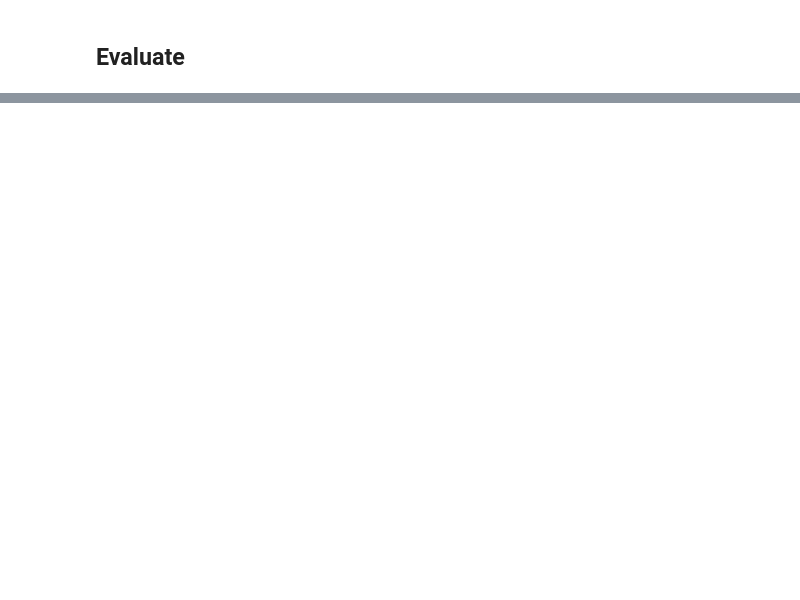
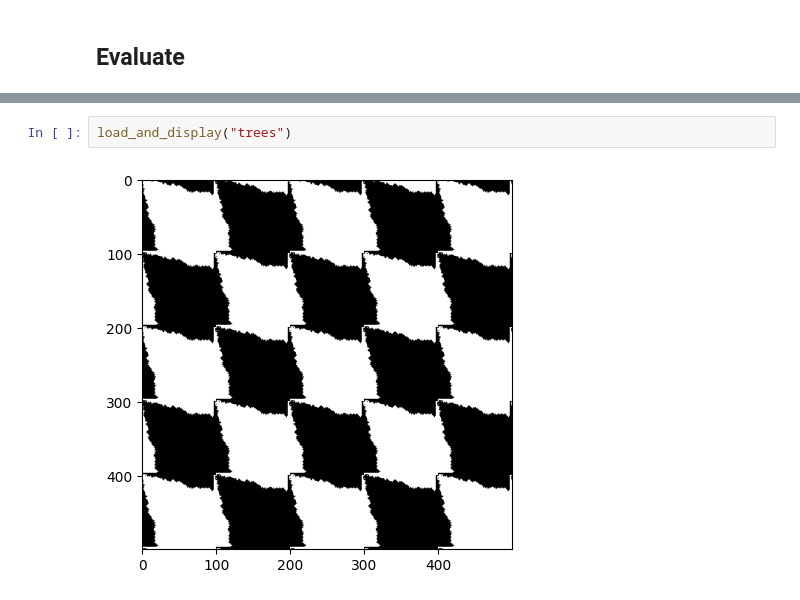
Before and after one commit to adachille/tessellation, a Jupyter notebook: examples/01_genetic_algorithm_tesselation.ipynb, the cells around one changed output, grey strips where cells are left out. Drawn from its saved outputs; the diff is of its cells as text; blank space fills up the shorter version.

```diff
--- a/examples/01_genetic_algorithm_tesselation.ipynb
+++ b/examples/01_genetic_algorithm_tesselation.ipynb
@@ -152,0 +168,4 @@ KeyboardInterrupt:
+# %%
+load_and_display("trees")
+# %% [output]
+[figure, added]
```
Also changed, not shown: parts of 5 cells of this notebook, 1 other file.
